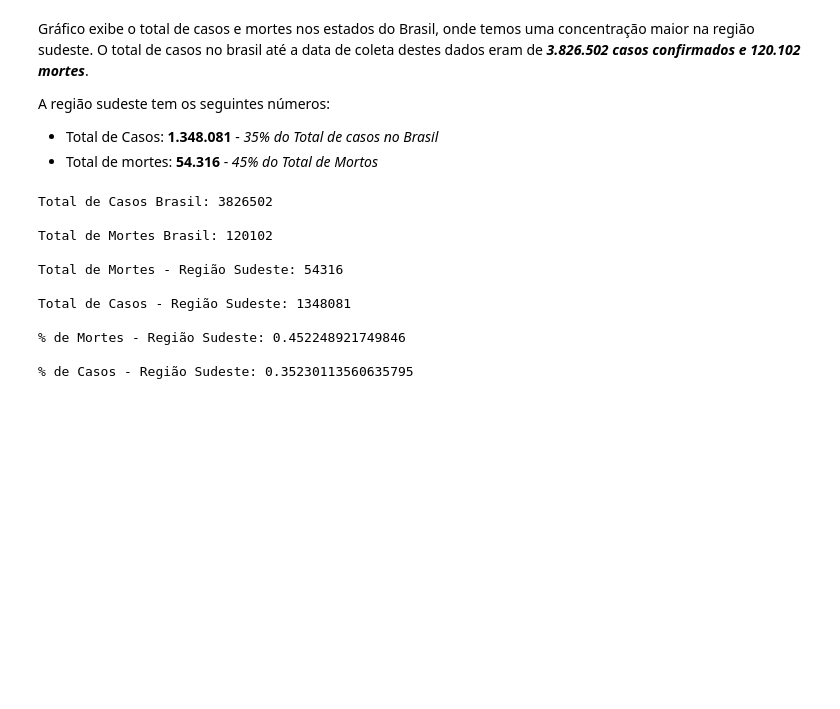
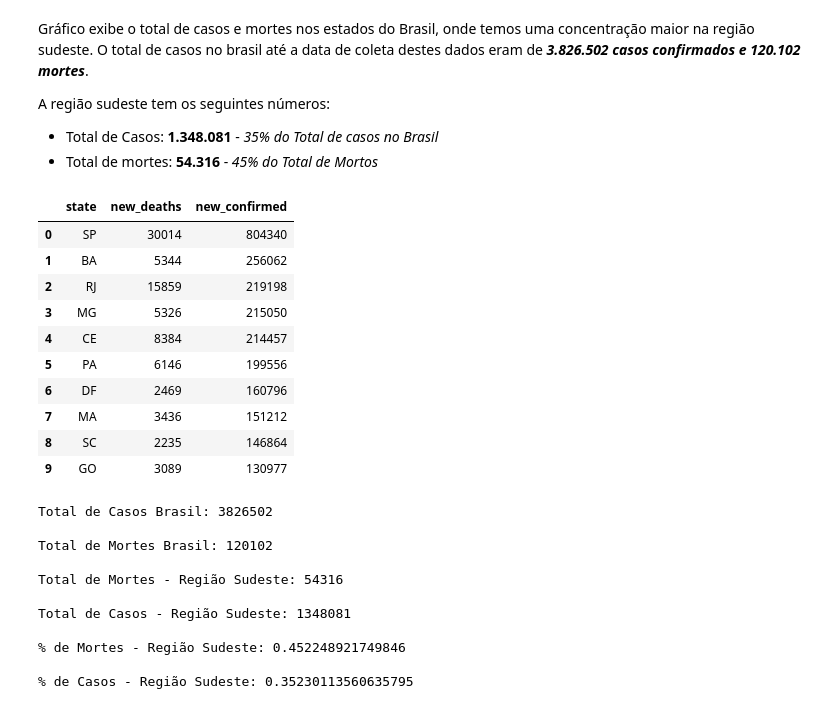
Before and after one commit to nazalves/proj_data_science, a Jupyter notebook: Panorama_do_COVID_19_no_Brasil.ipynb, the cells around one changed output. Drawn from its saved outputs; the diff is of its cells as text; code cells hidden in the pictures; blank space fills up the shorter version.

```diff
--- a/Panorama_do_COVID_19_no_Brasil.ipynb
+++ b/Panorama_do_COVID_19_no_Brasil.ipynb
@@ -358,6 +372,20 @@ A região sudeste tem os seguintes números:
 
 *   Total de Casos: **1.348.081** - *35% do Total de casos no Brasil*
 *   Total de mortes: **54.316** - *45% do Total de Mortos*
+# %%
+df_grafico_est[:10]
+# %% [output]
+|  | state | new_deaths | new_confirmed |
+| 0 | SP | 30014 | 804340 |
+| 1 | BA | 5344 | 256062 |
+| 2 | RJ | 15859 | 219198 |
+| 3 | MG | 5326 | 215050 |
+| 4 | CE | 8384 | 214457 |
+| 5 | PA | 6146 | 199556 |
+| 6 | DF | 2469 | 160796 |
+| 7 | MA | 3436 | 151212 |
+| 8 | SC | 2235 | 146864 |
+| 9 | GO | 3089 | 130977 |
 # %%
 print('Total de Casos Brasil:',df_grafico_est.new_confirmed.sum(),'\n')
 print('Total de Mortes Brasil:',df_grafico_est.new_deaths.sum(),'\n')
```
Also changed, not shown: parts of 16 cells of this notebook.
